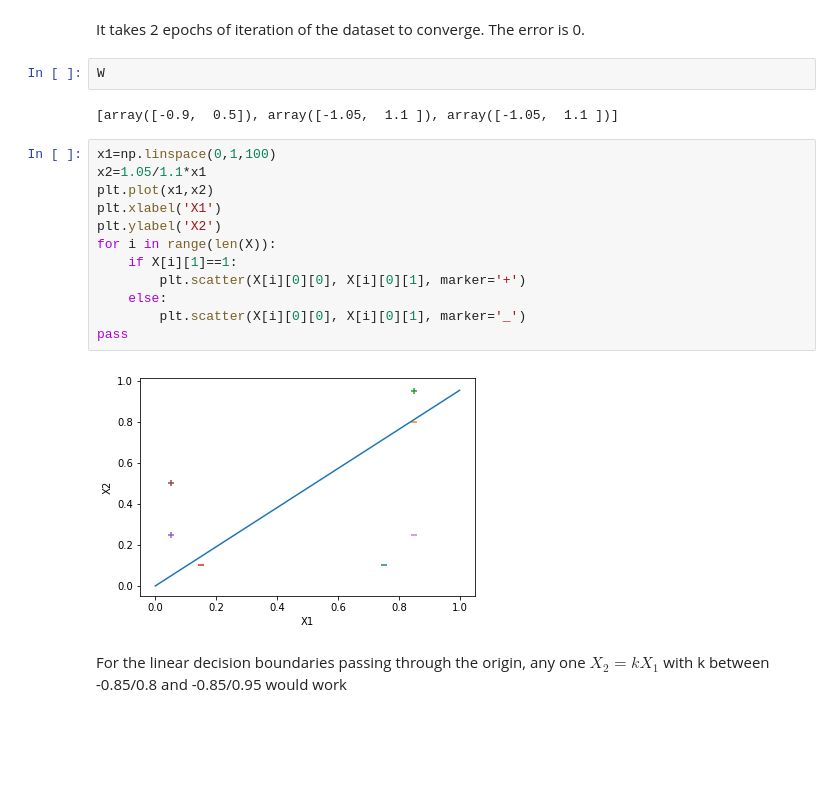
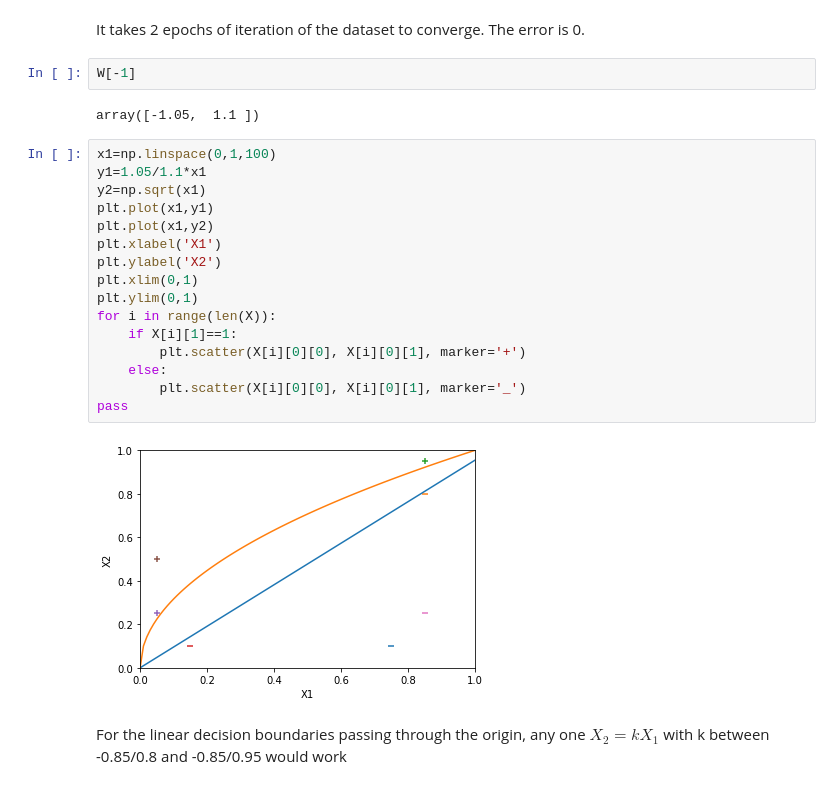
Before and after one commit to ShrekFelix/COMPSCI571-Machine-Learning, a Jupyter notebook: DecisionTree/hw2.ipynb, the cells around one changed output. Saved outputs shown, nothing was run; the diff lists cells and outputs as text; blank space fills up the shorter version.

```diff
--- a/DecisionTree/hw2.ipynb
+++ b/DecisionTree/hw2.ipynb
@@ -52,23 +52,27 @@ pass
 # %% [markdown]
 It takes 2 epochs of iteration of the dataset to converge. The error is 0.
 # %%
-W
+W[-1]
 # %% [output]
-[array([-0.9,  0.5]), array([-1.05,  1.1 ]), array([-1.05,  1.1 ])]
+array([-1.05,  1.1 ])
 # %%
 x1=np.linspace(0,1,100)
-x2=1.05/1.1*x1
-plt.plot(x1,x2)
+y1=1.05/1.1*x1
+y2=np.sqrt(x1)
+plt.plot(x1,y1)
+plt.plot(x1,y2)
 plt.xlabel('X1')
 plt.ylabel('X2')
+plt.xlim(0,1)
+plt.ylim(0,1)
 for i in range(len(X)):
     if X[i][1]==1:
         plt.scatter(X[i][0][0], X[i][0][1], marker='+')
     else:
         plt.scatter(X[i][0][0], X[i][0][1], marker='_')
 pass
 # %% [output]
-[figure, old version]
+[figure, new version]
 # %% [markdown]
 For the linear decision boundaries passing through the origin, any one $X_2=kX_1$ with k between -0.85/0.8 and -0.85/0.95 would work
 # %% [markdown]
```
Also changed, not shown: parts of 16 cells of this notebook.
